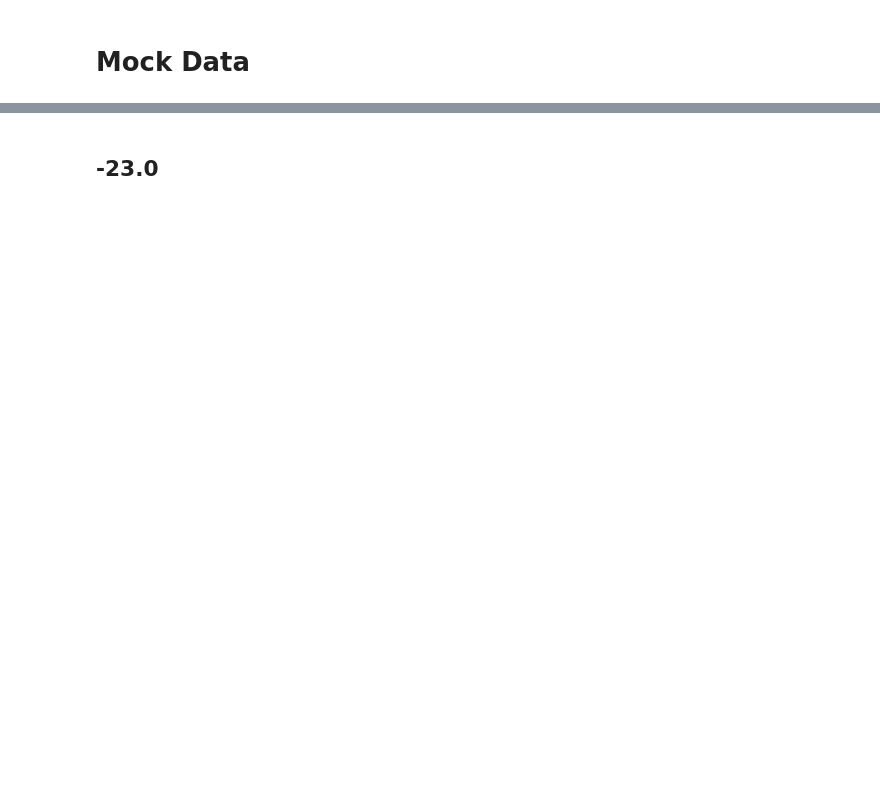
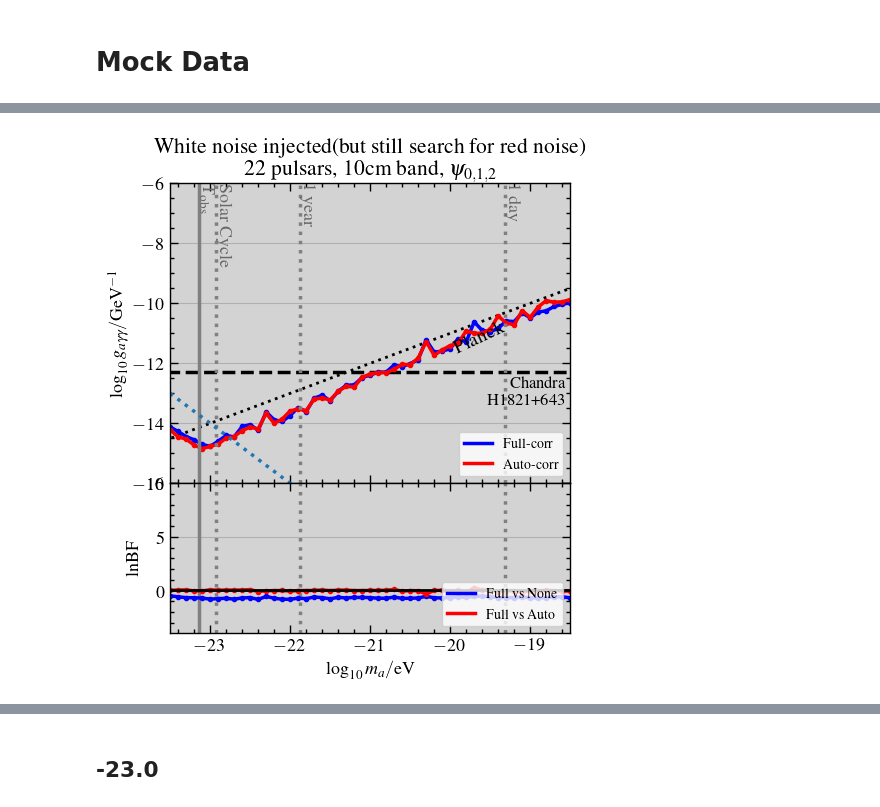
Before and after one commit to XueXiao-Physics/PPA, a Jupyter notebook: 2_Result.ipynb, the cells around one changed output, grey strips where cells are left out. Cells and saved outputs as stored; diff of their text form; code cells hidden in the pictures; blank space fills up the shorter version.

```diff
--- a/2_Result.ipynb
+++ b/2_Result.ipynb
@@ -532,0 +348,64 @@ make_bf_plot(axes[1],l10ma,lbf_af,lbf_nf)
+# %%
+# True
+fig,axes = plt.subplots(2,1,figsize=(5,6),sharex=True,gridspec_kw={'height_ratios': [4, 2]})
+lbf_nf = None; lbf_af = None; ul_auto= None; ul_full=None;
+plt.subplots_adjust(left=0.15,
+                    bottom=0.10,
+                    right=0.95,
+                    top=0.85,
+                    wspace=0.0,
+                    hspace=0.0)
+
+
+l10ma = np.arange(0,51)*0.1 -23.5
+
+
+ul_auto = np.array([-2.47 , -2.804, -2.985, -3.279, -3.501, -3.524, -3.551, -3.447,
+       -3.496, -3.396, -3.384, -3.539, -3.123, -3.554, -3.514, -3.342,
+       -3.375, -3.528, -3.251, -3.314, -3.477, -3.291, -3.222, -3.344,
+       -3.122, -3.111, -3.163, -3.268, -3.253, -3.193, -3.299, -3.183,
+       -2.734, -3.292, -3.205, -3.165, -3.179, -2.876, -3.051, -3.159,
+       -3.12 , -2.776, -3.111, -3.273, -2.899, -3.22 , -2.98 , -2.864,
+       -3.017, -3.106, -3.128])
+
+ul_full = np.array([-2.377, -2.627, -2.899, -3.104, -3.36 , -3.523, -3.451, -3.36 ,
+       -3.506, -3.259, -3.299, -3.59 , -3.076, -3.438, -3.594, -3.496,
+       -3.328, -3.569, -3.219, -3.218, -3.506, -3.287, -3.189, -3.272,
+       -3.128, -3.149, -3.151, -3.248, -3.111, -3.267, -3.265, -3.233,
+       -2.671, -3.181, -3.25 , -3.269, -3.033, -3.244, -2.675, -3.058,
+       -3.207, -3.192, -3.044, -3.163, -2.975, -3.238, -3.146, -3.206,
+       -3.161, -3.189, -3.24 ])
+
+
+axes[0].set_facecolor('lightgray')
+make_ul_plot(axes[0],l10ma,ul_auto,ul_full)
+axes[0].set_title("White noise injected(but still search for red noise)\n 22 pulsars, 10cm band,"+r" $\psi_{0,1,2}$")
+axes[0].plot(l10ma , -13-2*(l10ma+23.5),':')
+
+
+lbf_af = np.array([ 0.021,  0.041,  0.063, -0.043, -0.04 ,  0.065,  0.029,  0.042,
+        0.043,  0.046,  0.087, -0.095, -0.032, -0.011,  0.003, -0.056,
+       -0.004, -0.008,  0.011,  0.048, -0.014,  0.038,  0.037, -0.007,
+       -0.005,  0.011,  0.006,  0.027,  0.097, -0.066, -0.008, -0.022,
+       -0.336,  0.009,  0.021, -0.046,  0.011, -0.179,  0.251,  0.038,
+       -0.027, -0.096, -0.02 , -0.023, -0.173, -0.003, -0.022,  0.007,
+       -0.016, -0.056, -0.05 ])
+
+
+
+
+lbf_nf = np.array([-0.497, -0.595, -0.667, -0.68 , -0.709, -0.806, -0.756, -0.729,
+       -0.809, -0.697, -0.662, -0.834, -0.557, -0.719, -0.817, -0.819,
+       -0.717, -0.758, -0.611, -0.663, -0.777, -0.639, -0.698, -0.647,
+       -0.651, -0.661, -0.725, -0.722, -0.618, -0.735, -0.729, -0.695,
+       -0.542, -0.681, -0.698, -0.669, -0.611, -0.643, -0.546, -0.529,
+       -0.603, -0.657, -0.663, -0.665, -0.597, -0.694, -0.687, -0.674,
+       -0.598, -0.586, -0.691])
+
+
+axes[1].set_facecolor('lightgray')
+make_bf_plot(axes[1],l10ma,lbf_af,lbf_nf)
+#plt.savefig("Figures/ul_bf_iono_10.pdf")
+#plt.savefig("Figures/mock1.jpg")
+# %% [output]
+[figure, added]
```
Also changed, not shown: parts of 20 cells of this notebook.
